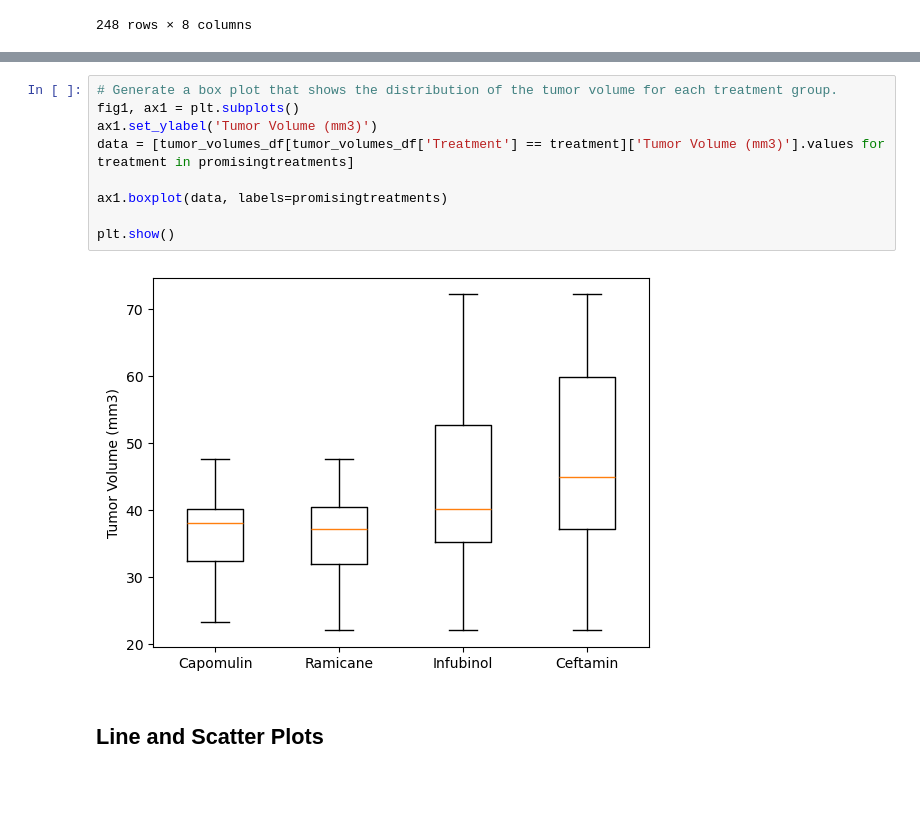
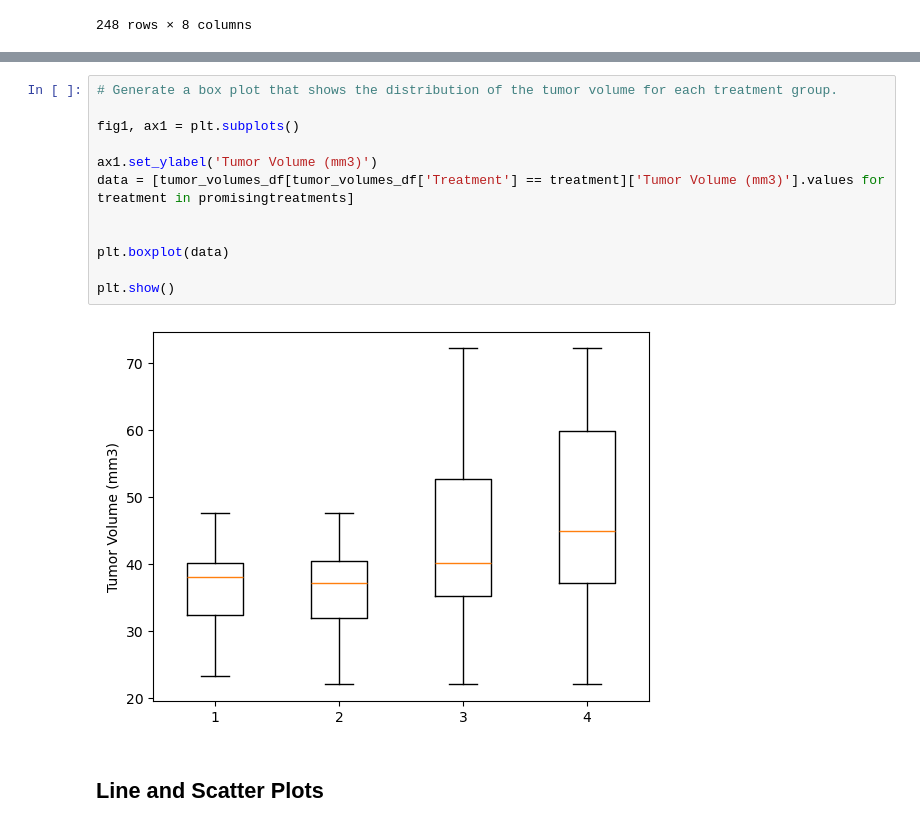
Before and after one commit to amydst/matplotlib-challenge, a Jupyter notebook: pymaceuticals_starter.ipynb, the cells around one changed output, grey strips where cells are left out. Cells and saved outputs as stored; diff of their text form; blank space fills up the shorter version.

Commit message:
finished second draft, need to do analysis and review boxplot

```diff
--- a/pymaceuticals_starter.ipynb
+++ b/pymaceuticals_starter.ipynb
@@ -286,14 +327,17 @@ tumor_volumes_df.head(10)
 # %%
 # Generate a box plot that shows the distribution of the tumor volume for each treatment group.
+
 fig1, ax1 = plt.subplots()
+
 ax1.set_ylabel('Tumor Volume (mm3)')
 data = [tumor_volumes_df[tumor_volumes_df['Treatment'] == treatment]['Tumor Volume (mm3)'].values for treatment in promisingtreatments]
 
-ax1.boxplot(data, labels=promisingtreatments)
+
+plt.boxplot(data)
 
 plt.show()
 # %% [output]
-[figure, old version]
+[figure, new version]
 # %% [markdown]
 ## Line and Scatter Plots
 # %%
```
Also changed, not shown: parts of 2 cells of this notebook.
